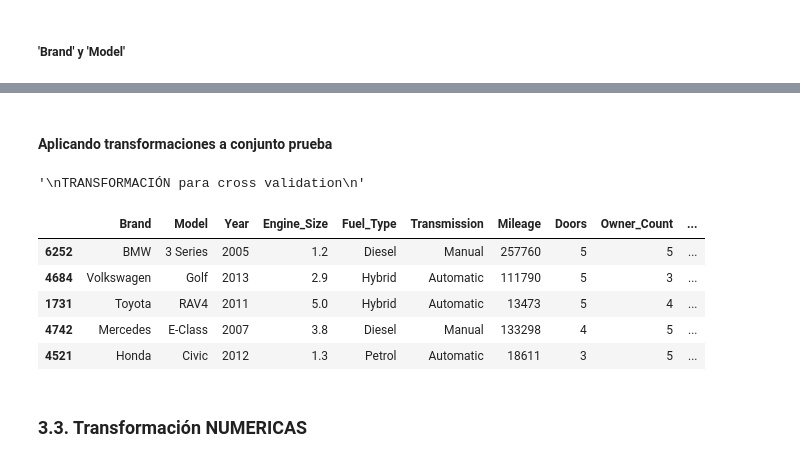
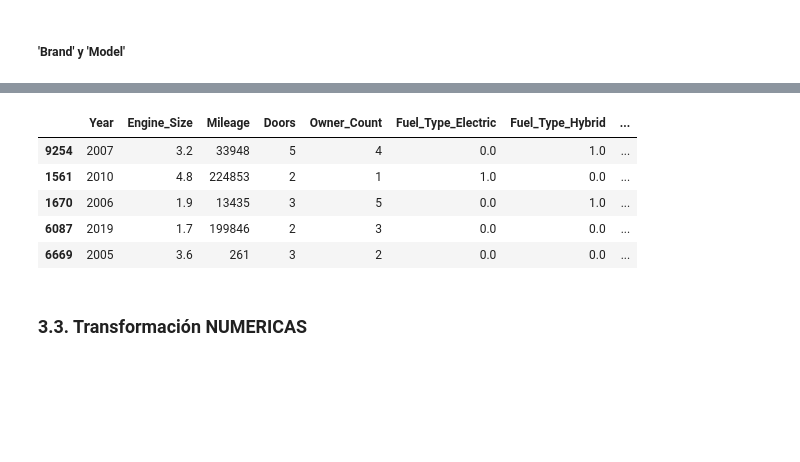
Before and after one commit to neural-insights/Team-Challenge---Still_Lost_in_ML, a Jupyter notebook: src/notebooks/Still_Lost_in_ML - Notebook_V2.ipynb, the cells around one changed output, grey strips where cells are left out. Saved outputs shown, nothing was run; the diff lists cells and outputs as text; code cells hidden in the pictures; blank space fills up the shorter version.

```diff
--- a/src/notebooks/Still_Lost_in_ML - Notebook_V2.ipynb
+++ b/src/notebooks/Still_Lost_in_ML - Notebook_V2.ipynb
@@ -365,16 +341,2 @@ X_train_encoded.head()
 # %% [markdown]
 ##### 'Brand' y 'Model'
-# %%
-# Label Encoder
-
-# Encoder para Brand
-encoder_brand = LabelEncoder()
-brand_encoded = encoder_brand.fit_transform(X_train["Brand"])
-X_train_encoded["Brand_Label"] = brand_encoded
-
-# Encoder para Model
-encoder_model = LabelEncoder()
-model_encoded = encoder_model.fit_transform(X_train["Model"])
-X_train_encoded["Model_Label"] = model_encoded
-
-X_train_encoded.head()
@@ -388,38 +343,19 @@ X_train_encoded.head()
-# %% [markdown]
-#### Aplicando transformaciones a conjunto prueba
-# %%
-'''
-TRANSFORMACIÓN para cross validation
-'''
-# %% [output]
-'\nTRANSFORMACIÓN para cross validation\n'
-# %%
-X_test_encoded = X_test.copy()
-
-# One-hot Encoding
-encoded_fuel_test = encoder_fuel.transform(X_test[["Fuel_Type"]])
-encoded_transmission_test = encoder_transmission.transform(X_test[["Transmission"]])
-
-fuel_columns = encoder_fuel.get_feature_names_out(["Fuel_Type"])
-transmission_columns = encoder_transmission.get_feature_names_out(["Transmission"])
-
-encoded_fuel_test = pd.DataFrame(encoded_fuel_test, columns=fuel_columns, index=X_test.index)
-encoded_transmission_test = pd.DataFrame(encoded_transmission_test, columns=transmission_columns, index=X_test.index)
-
-X_test_encoded = X_test_encoded.join([encoded_fuel_test, encoded_transmission_test])
-
-# Label Encoding
-X_test_encoded["Brand_Label"] = encoder_brand.transform(X_test["Brand"])
-X_test_encoded["Model_Label"] = encoder_model.transform(X_test["Model"])
-
-X_test_encoded.head()
-# %% [output]
-|  | Brand | Model | Year | Engine_Size | Fuel_Type | Transmission | Mileage | Doors | Owner_Count | ... |
-| 6252 | BMW | 3 Series | 2005 | 1.2 | Diesel | Manual | 257760 | 5 | 5 | ... |
-| 4684 | Volkswagen | Golf | 2013 | 2.9 | Hybrid | Automatic | 111790 | 5 | 3 | ... |
-| 1731 | Toyota | RAV4 | 2011 | 5.0 | Hybrid | Automatic | 13473 | 5 | 4 | ... |
-| 4742 | Mercedes | E-Class | 2007 | 3.8 | Diesel | Manual | 133298 | 4 | 5 | ... |
-| 4521 | Honda | Civic | 2012 | 1.3 | Petrol | Automatic | 18611 | 3 | 5 | ... |
+# %%
+from sklearn.preprocessing import LabelEncoder
+
+for col in ["Brand", "Model"]:
+    encoder_le = LabelEncoder()
+    X_train_encoded[col + "_Label"] = encoder_le.fit_transform(X_train[col])
+    X_train_encoded.drop(columns=[col], inplace=True)
+
+X_train_encoded.head()
+# %% [output]
+|  | Year | Engine_Size | Mileage | Doors | Owner_Count | Fuel_Type_Electric | Fuel_Type_Hybrid | ... |
+| 9254 | 2007 | 3.2 | 33948 | 5 | 4 | 0.0 | 1.0 | ... |
+| 1561 | 2010 | 4.8 | 224853 | 2 | 1 | 1.0 | 0.0 | ... |
+| 1670 | 2006 | 1.9 | 13435 | 3 | 5 | 0.0 | 1.0 | ... |
+| 6087 | 2019 | 1.7 | 199846 | 2 | 3 | 0.0 | 0.0 | ... |
+| 6669 | 2005 | 3.6 | 261 | 3 | 2 | 0.0 | 0.0 | ... |
 # %% [markdown]
 ### 3.3. Transformación NUMERICAS
 # %% [markdown]
```
Also changed, not shown: parts of 33 cells of this notebook, 3 other files.
